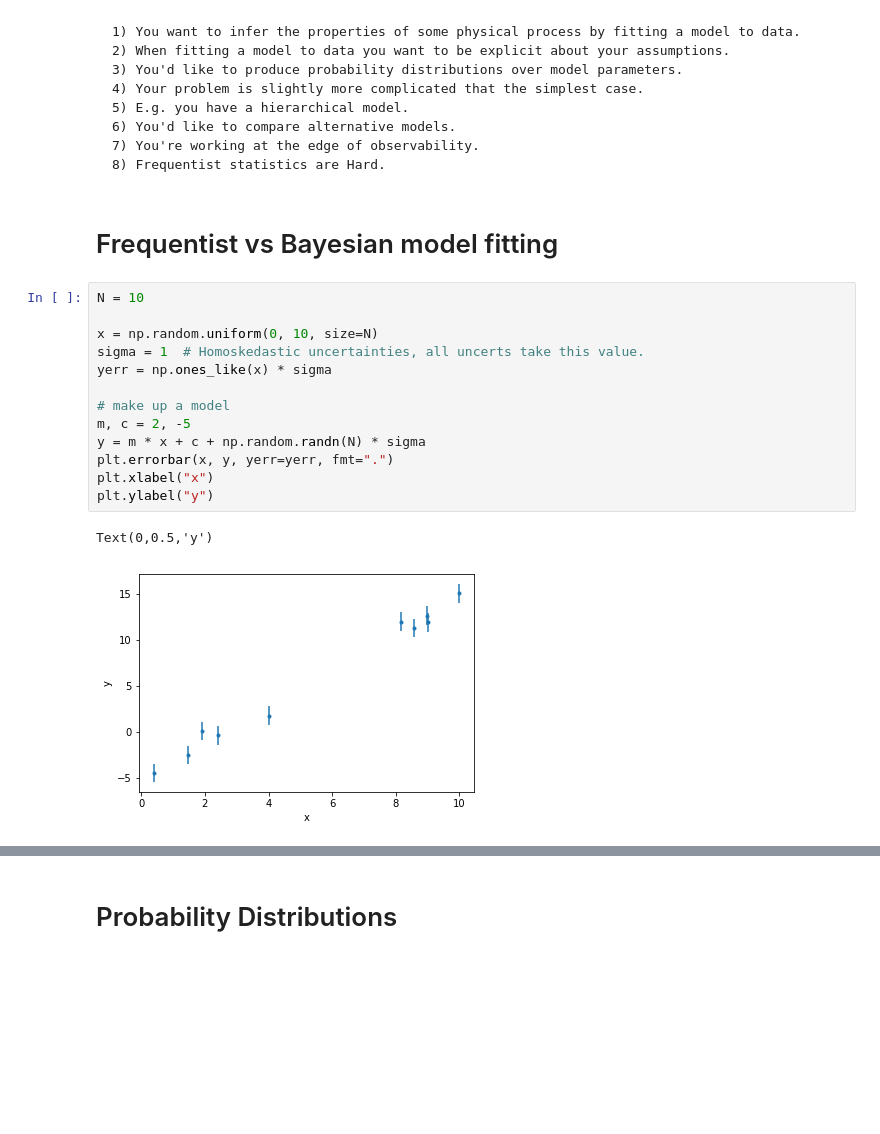
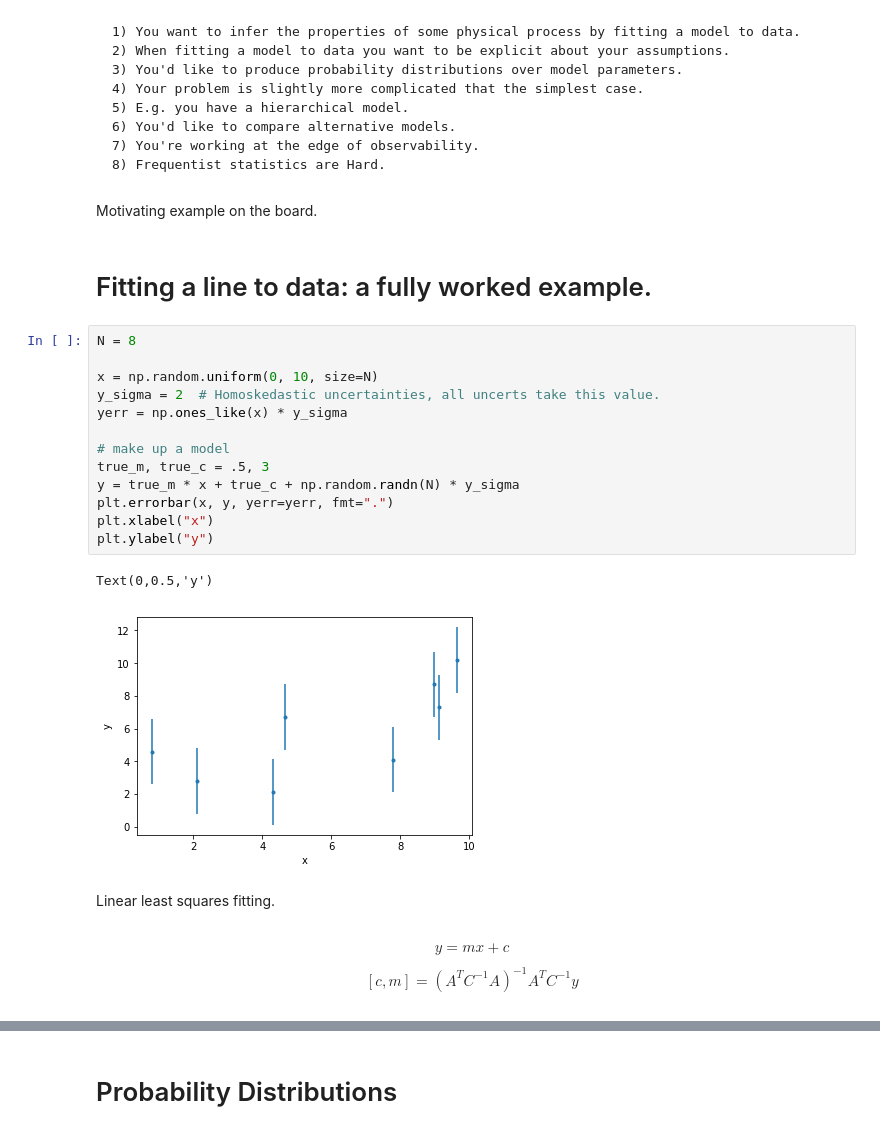
Before and after one commit to RuthAngus/Probabilistic-inference-tutorial, a Jupyter notebook: Bayesian_inference_tutorial.ipynb, the cells around one changed output, grey strips where cells are left out. Saved outputs shown, nothing was run; the diff lists cells and outputs as text; blank space fills up the shorter version.

Commit message:
adding fitting line to data example

```diff
--- a/Bayesian_inference_tutorial.ipynb
+++ b/Bayesian_inference_tutorial.ipynb
@@ -27,21 +27,29 @@ Dependencies: you'll need to make sure you've got numpy, matplotlib and daft ins
     6) You'd like to compare alternative models.
     7) You're working at the edge of observability.
     8) Frequentist statistics are Hard.
-# %% [markdown]
-# Frequentist vs Bayesian model fitting
+# %% [markdown]
+Motivating example on the board.
+# %% [markdown]
+# Fitting a line to data: a fully worked example.
 # %%
-N = 10
+N = 8
 
 x = np.random.uniform(0, 10, size=N)
-sigma = 1  # Homoskedastic uncertainties, all uncerts take this value.
-yerr = np.ones_like(x) * sigma
+y_sigma = 2  # Homoskedastic uncertainties, all uncerts take this value.
+yerr = np.ones_like(x) * y_sigma
 
 # make up a model
-m, c = 2, -5
-y = m * x + c + np.random.randn(N) * sigma
+true_m, true_c = .5, 3
+y = true_m * x + true_c + np.random.randn(N) * y_sigma
 plt.errorbar(x, y, yerr=yerr, fmt=".")
 plt.xlabel("x")
 plt.ylabel("y")
 # %% [output]
 Text(0,0.5,'y')
-[figure, old version]
+[figure, new version]
+# %% [markdown]
+Linear least squares fitting.
+# %% [markdown]
+$$y = mx + c$$
+
+$$[c, m] = (A^T C^{-1} A)^{-1} A^T C^{-1} y$$
```
Also changed, not shown: parts of 47 cells of this notebook.
